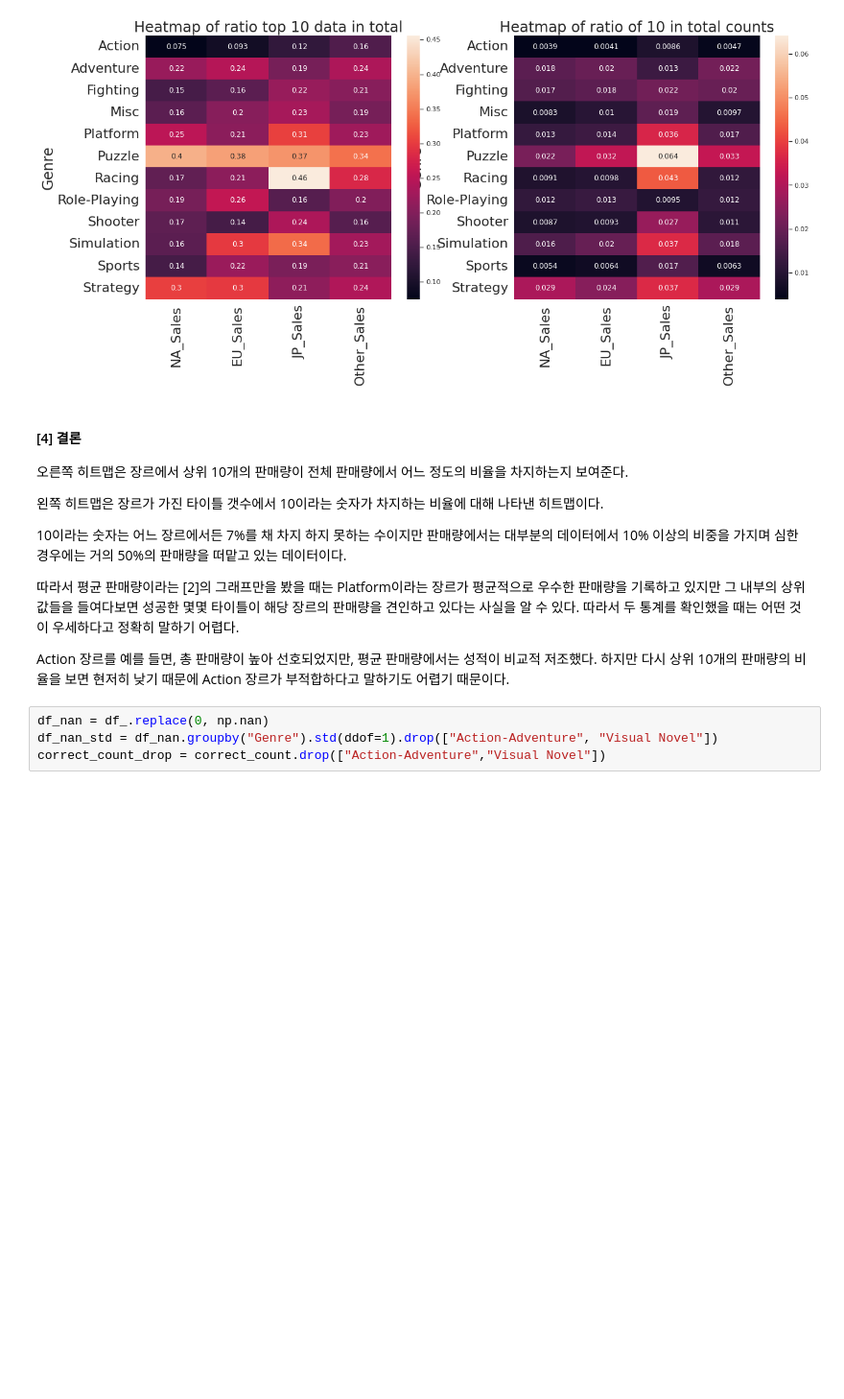
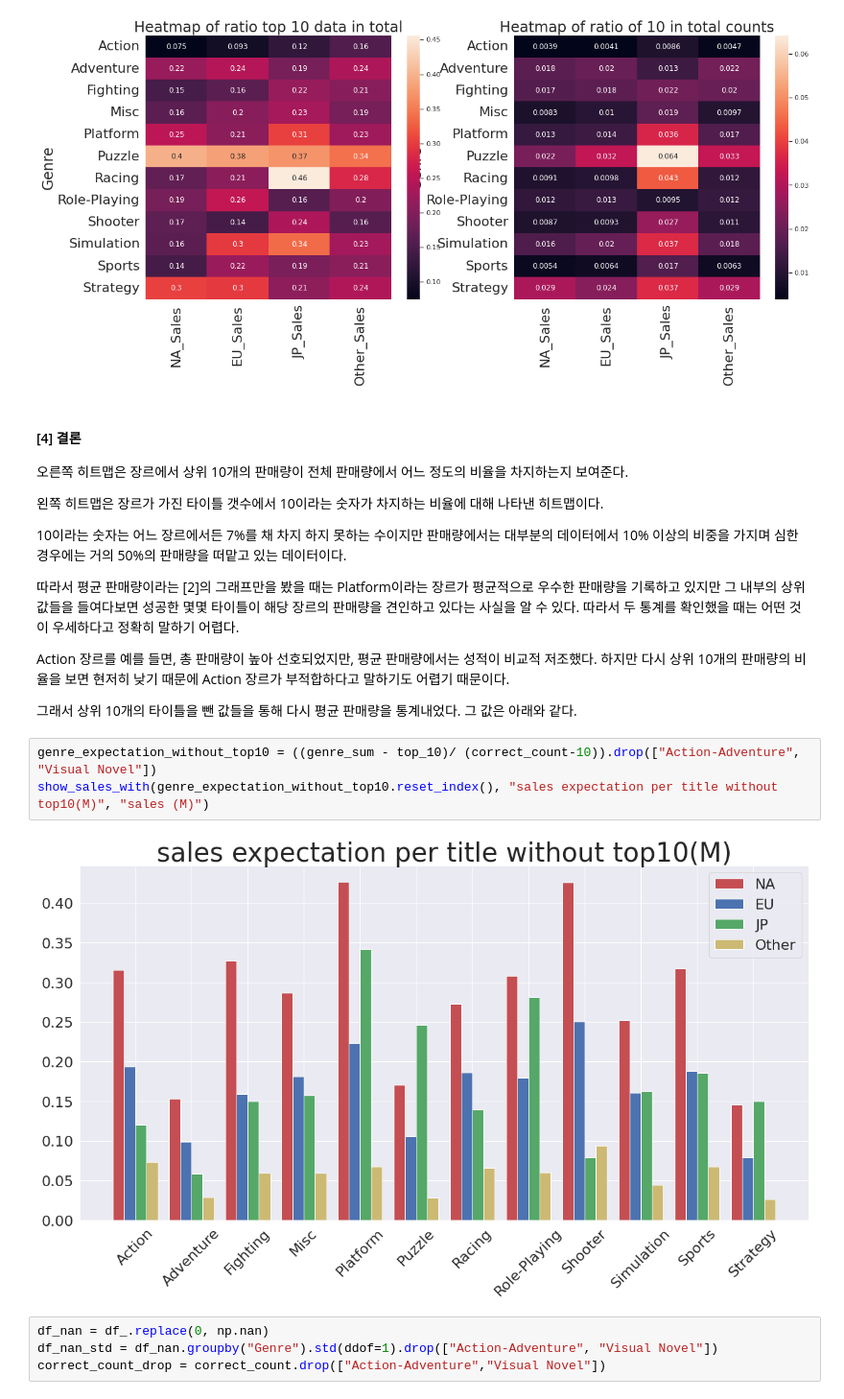
Before and after one commit to pokem1402/section_project_one, a Jupyter notebook: EDA_3_visualize.ipynb, the cells around one changed output. Shown at 96% size. Saved outputs shown, nothing was run; the diff lists cells and outputs as text; blank space fills up the shorter version.

Commit message:
added without top 10 graph

```diff
--- a/EDA_3_visualize.ipynb
+++ b/EDA_3_visualize.ipynb
@@ -787,6 +787,13 @@ plt.show()
 따라서 평균 판매량이라는 [2]의 그래프만을 봤을 때는 Platform이라는 장르가 평균적으로 우수한 판매량을 기록하고 있지만 그 내부의 상위값들을 들여다보면 성공한 몇몇 타이틀이 해당 장르의 판매량을 견인하고 있다는 사실을 알 수 있다. 따라서 두 통계를 확인했을 때는 어떤 것이 우세하다고 정확히 말하기 어렵다.
 
  Action 장르를 예를 들면, 총 판매량이 높아 선호되었지만, 평균 판매량에서는 성적이 비교적 저조했다. 하지만 다시 상위 10개의 판매량의 비율을 보면 현저히 낮기 때문에 Action 장르가 부적합하다고 말하기도 어렵기 때문이다.
+
+ 그래서 상위 10개의 타이틀을 뺀 값들을 통해 다시 평균 판매량을 통계내었다. 그 값은 아래와 같다.
+# %%
+genre_expectation_without_top10 = ((genre_sum - top_10)/ (correct_count-10)).drop(["Action-Adventure", "Visual Novel"])
+show_sales_with(genre_expectation_without_top10.reset_index(), "sales expectation per title without top10(M)", "sales (M)")
+# %% [output]
+[figure, added]
 # %%
 df_nan = df_.replace(0, np.nan)
 df_nan_std = df_nan.groupby("Genre").std(ddof=1).drop(["Action-Adventure", "Visual Novel"])
```
Also changed, not shown: parts of 1 cell of this notebook.
